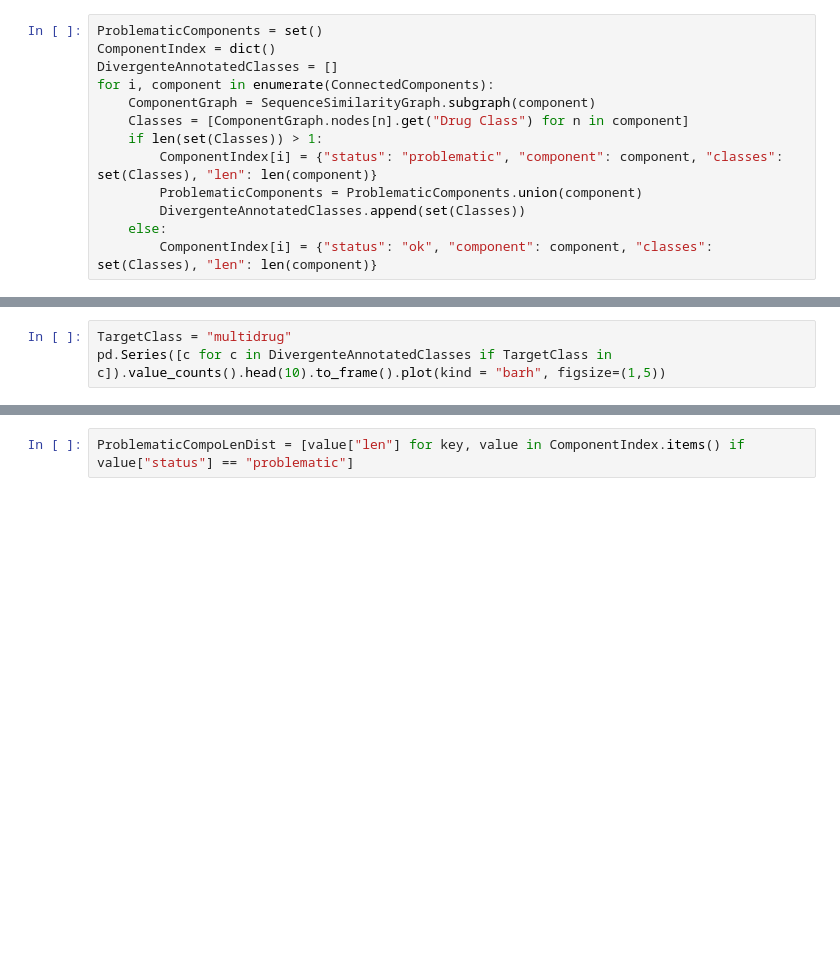
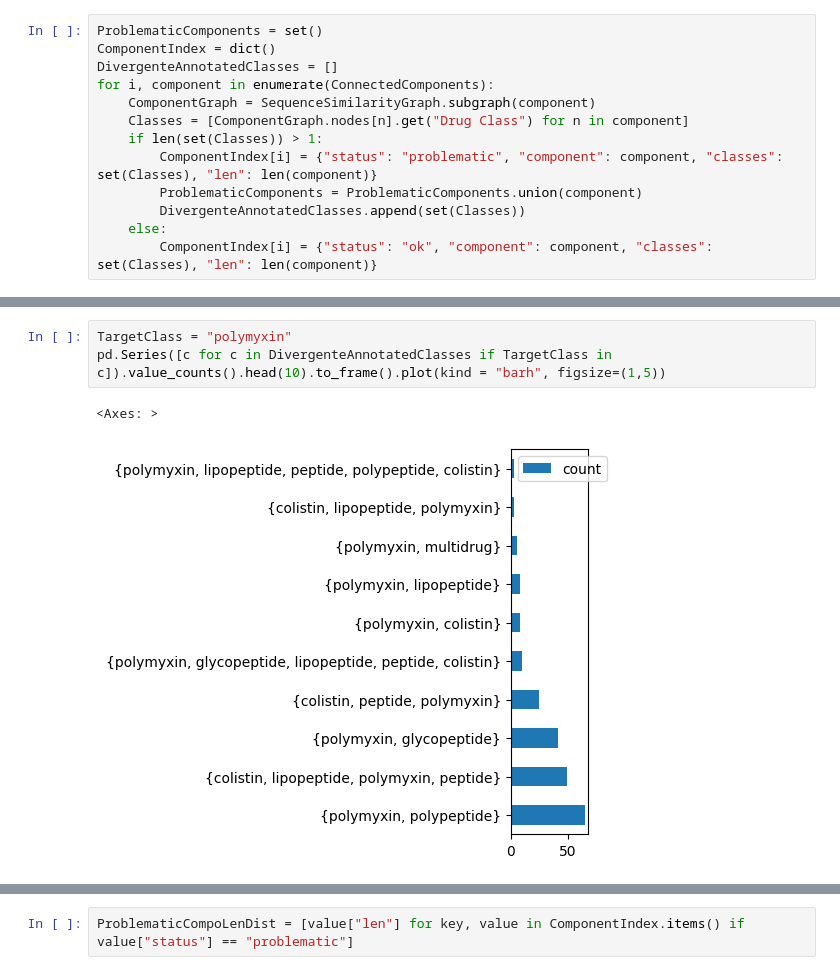
Before and after one commit to tiagocabralborelli/db-redundance, a Jupyter notebook: notebooks/3.Analysis.ipynb, the cells around one changed output, grey strips where cells are left out. Cells and saved outputs as stored; diff of their text form; blank space fills up the shorter version.

```diff
--- a/notebooks/3.Analysis.ipynb
+++ b/notebooks/3.Analysis.ipynb
@@ -104,4 +166,7 @@ pd.Series(ClassCount).value_counts().head(30).to_frame().plot(kind = "barh", fig
 # %%
-TargetClass = "multidrug"
+TargetClass = "polymyxin"
 pd.Series([c for c in DivergenteAnnotatedClasses if TargetClass in c]).value_counts().head(10).to_frame().plot(kind = "barh", figsize=(1,5))
+# %% [output]
+<Axes: >
+[figure, added]
 # %%
```
Also changed, not shown: parts of 19 cells of this notebook, 1 other file.
